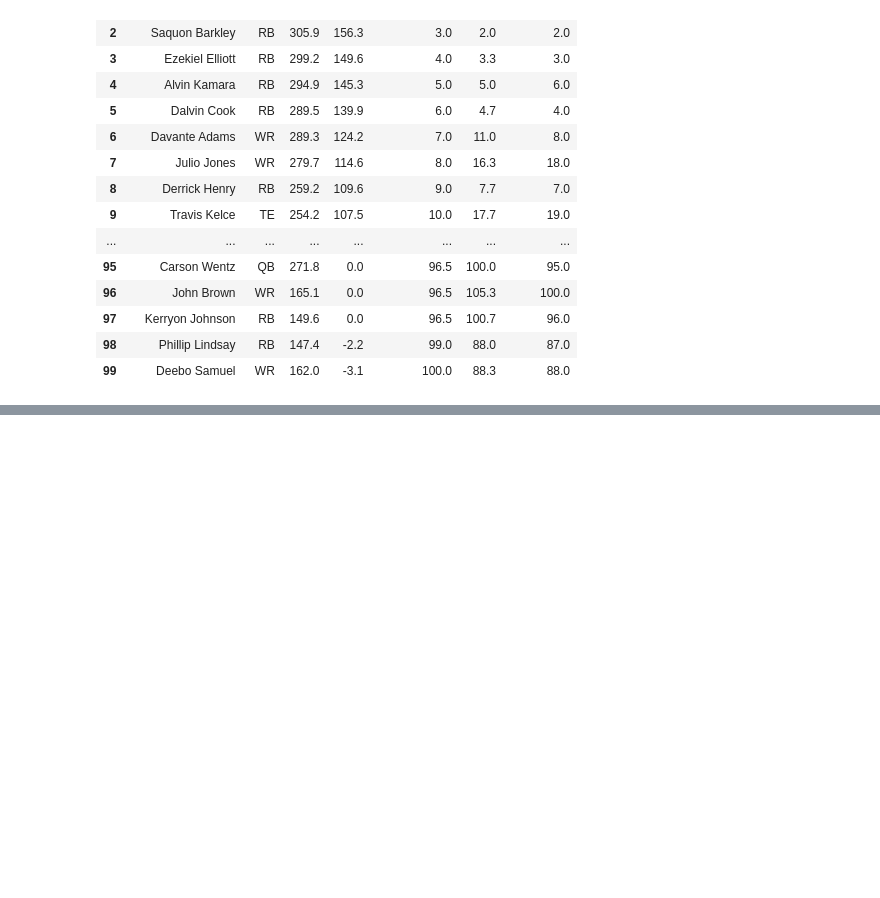
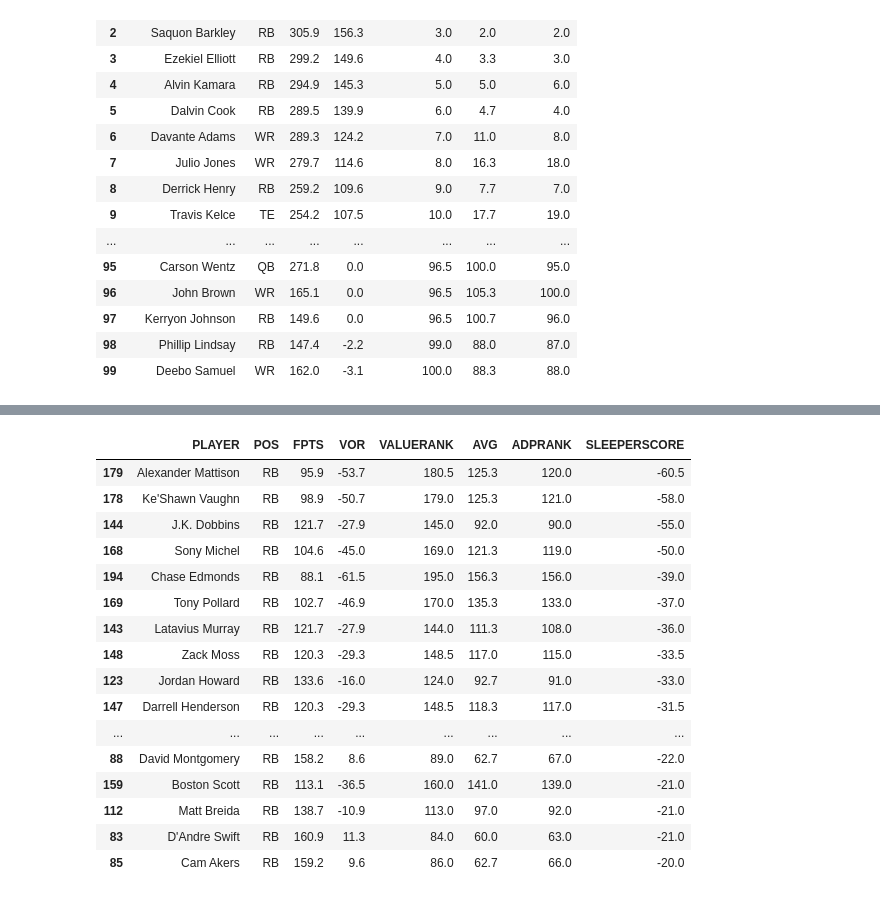
Before and after one commit to rab175/SportsAnalysis, a Jupyter notebook: Draft Model.ipynb, the cells around one changed output, grey strips where cells are left out. Saved outputs shown, nothing was run; the diff lists cells and outputs as text; code cells hidden in the pictures; blank space fills up the shorter version.

```diff
--- a/Draft Model.ipynb
+++ b/Draft Model.ipynb
@@ -293,0 +325,20 @@ df.head(100)
+# %%
+df.loc[df['AVG'] < 160].sort_values(by='SLEEPERSCORE', ascending=True).head(20)
+# %% [output]
+|  | PLAYER | POS | FPTS | VOR | VALUERANK | AVG | ADPRANK | SLEEPERSCORE |
+| 179 | Alexander Mattison | RB | 95.9 | -53.7 | 180.5 | 125.3 | 120.0 | -60.5 |
+| 178 | Ke'Shawn Vaughn | RB | 98.9 | -50.7 | 179.0 | 125.3 | 121.0 | -58.0 |
+| 144 | J.K. Dobbins | RB | 121.7 | -27.9 | 145.0 | 92.0 | 90.0 | -55.0 |
+| 168 | Sony Michel | RB | 104.6 | -45.0 | 169.0 | 121.3 | 119.0 | -50.0 |
+| 194 | Chase Edmonds | RB | 88.1 | -61.5 | 195.0 | 156.3 | 156.0 | -39.0 |
+| 169 | Tony Pollard | RB | 102.7 | -46.9 | 170.0 | 135.3 | 133.0 | -37.0 |
+| 143 | Latavius Murray | RB | 121.7 | -27.9 | 144.0 | 111.3 | 108.0 | -36.0 |
+| 148 | Zack Moss | RB | 120.3 | -29.3 | 148.5 | 117.0 | 115.0 | -33.5 |
+| 123 | Jordan Howard | RB | 133.6 | -16.0 | 124.0 | 92.7 | 91.0 | -33.0 |
+| 147 | Darrell Henderson | RB | 120.3 | -29.3 | 148.5 | 118.3 | 117.0 | -31.5 |
+| ... | ... | ... | ... | ... | ... | ... | ... | ... |
+| 88 | David Montgomery | RB | 158.2 | 8.6 | 89.0 | 62.7 | 67.0 | -22.0 |
+| 159 | Boston Scott | RB | 113.1 | -36.5 | 160.0 | 141.0 | 139.0 | -21.0 |
+| 112 | Matt Breida | RB | 138.7 | -10.9 | 113.0 | 97.0 | 92.0 | -21.0 |
+| 83 | D'Andre Swift | RB | 160.9 | 11.3 | 84.0 | 60.0 | 63.0 | -21.0 |
+| 85 | Cam Akers | RB | 159.2 | 9.6 | 86.0 | 62.7 | 66.0 | -20.0 |
```
Also changed, not shown: parts of 2 cells of this notebook.
